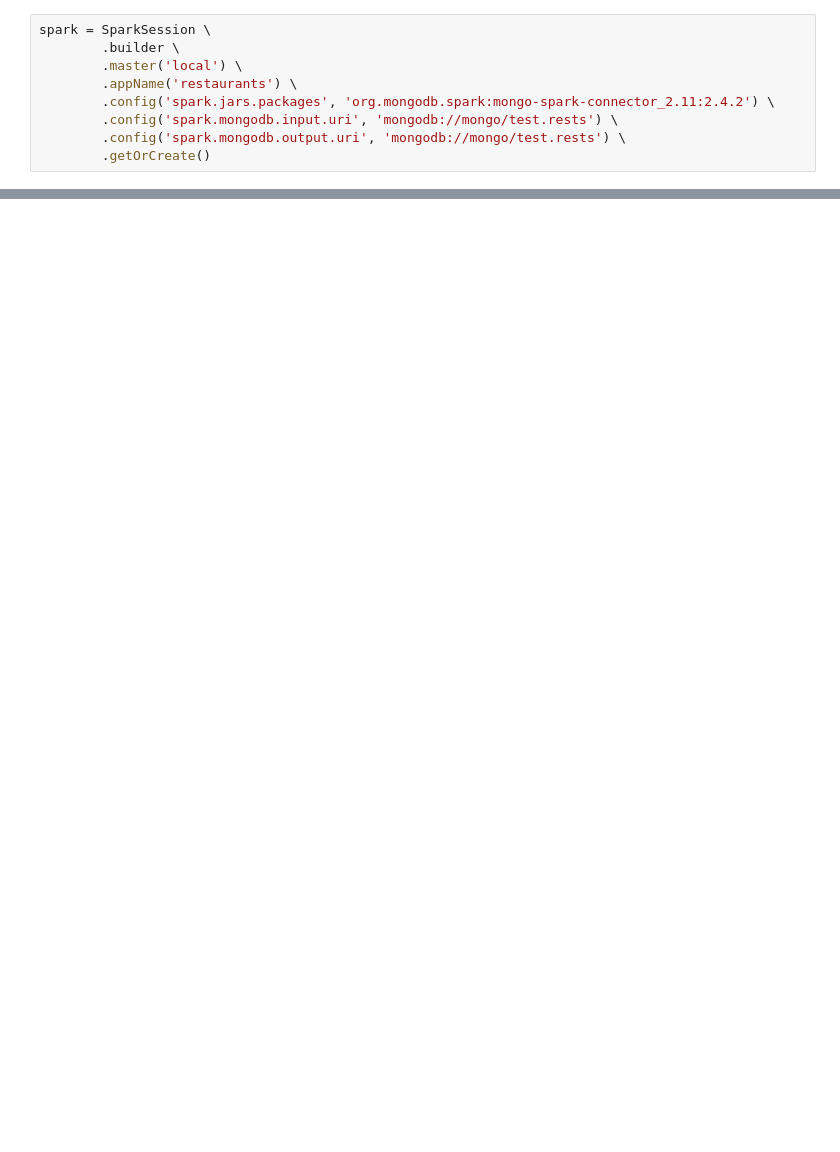
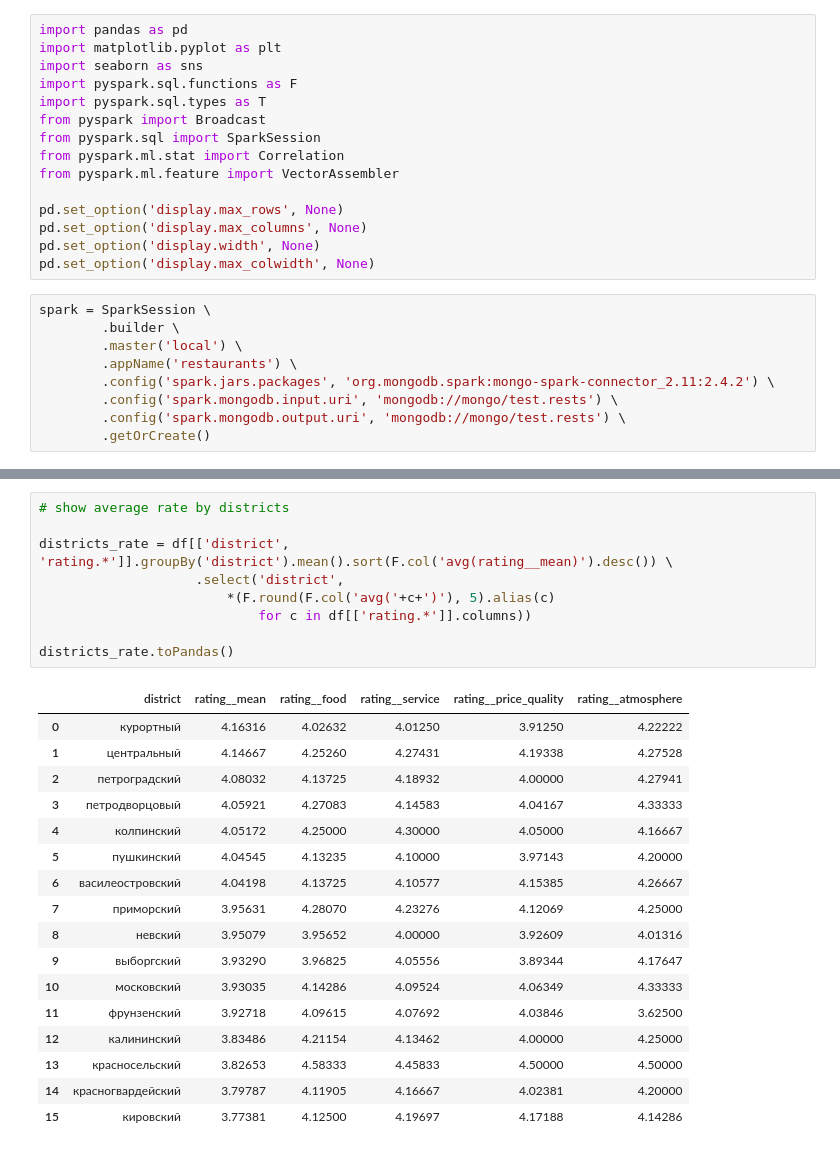
Before and after one commit to ValeryVolokha/SPbRestaurantsAnalyticalProject, a Jupyter notebook: analysis.ipynb, the cells around one changed output, grey strips where cells are left out. Drawn from its saved outputs; the diff is of its cells as text; blank space fills up the shorter version.

```diff
--- a/analysis.ipynb
+++ b/analysis.ipynb
@@ -4,3 +1,18 @@ from pyspark.sql import SparkSession
+# %%
+import pandas as pd
+import matplotlib.pyplot as plt
+import seaborn as sns
+import pyspark.sql.functions as F
+import pyspark.sql.types as T
+from pyspark import Broadcast
+from pyspark.sql import SparkSession
+from pyspark.ml.stat import Correlation
+from pyspark.ml.feature import VectorAssembler
+
+pd.set_option('display.max_rows', None)
+pd.set_option('display.max_columns', None)
+pd.set_option('display.width', None)
+pd.set_option('display.max_colwidth', None)
 # %%
 spark = SparkSession \
         .builder \
@@ -99,0 +92,27 @@ only showing top 20 rows
+# %%
+# show average rate by districts
+
+districts_rate = df[['district', 'rating.*']].groupBy('district').mean().sort(F.col('avg(rating__mean)').desc()) \
+                    .select('district',
+                        *(F.round(F.col('avg('+c+')'), 5).alias(c)
+                            for c in df[['rating.*']].columns))
+
+districts_rate.toPandas()
+# %% [output]
+|  | district | rating__mean | rating__food | rating__service | rating__price_quality | rating__atmosphere |
+| 0 | курортный | 4.16316 | 4.02632 | 4.01250 | 3.91250 | 4.22222 |
+| 1 | центральный | 4.14667 | 4.25260 | 4.27431 | 4.19338 | 4.27528 |
+| 2 | петроградский | 4.08032 | 4.13725 | 4.18932 | 4.00000 | 4.27941 |
+| 3 | петродворцовый | 4.05921 | 4.27083 | 4.14583 | 4.04167 | 4.33333 |
+| 4 | колпинский | 4.05172 | 4.25000 | 4.30000 | 4.05000 | 4.16667 |
+| 5 | пушкинский | 4.04545 | 4.13235 | 4.10000 | 3.97143 | 4.20000 |
+| 6 | василеостровский | 4.04198 | 4.13725 | 4.10577 | 4.15385 | 4.26667 |
+| 7 | приморский | 3.95631 | 4.28070 | 4.23276 | 4.12069 | 4.25000 |
+| 8 | невский | 3.95079 | 3.95652 | 4.00000 | 3.92609 | 4.01316 |
+| 9 | выборгский | 3.93290 | 3.96825 | 4.05556 | 3.89344 | 4.17647 |
+| 10 | московский | 3.93035 | 4.14286 | 4.09524 | 4.06349 | 4.33333 |
+| 11 | фрунзенский | 3.92718 | 4.09615 | 4.07692 | 4.03846 | 3.62500 |
+| 12 | калининский | 3.83486 | 4.21154 | 4.13462 | 4.00000 | 4.25000 |
+| 13 | красносельский | 3.82653 | 4.58333 | 4.45833 | 4.50000 | 4.50000 |
+| 14 | красногвардейский | 3.79787 | 4.11905 | 4.16667 | 4.02381 | 4.20000 |
+| 15 | кировский | 3.77381 | 4.12500 | 4.19697 | 4.17188 | 4.14286 |
```
Also changed, not shown: parts of 29 cells of this notebook, 3 other files.
